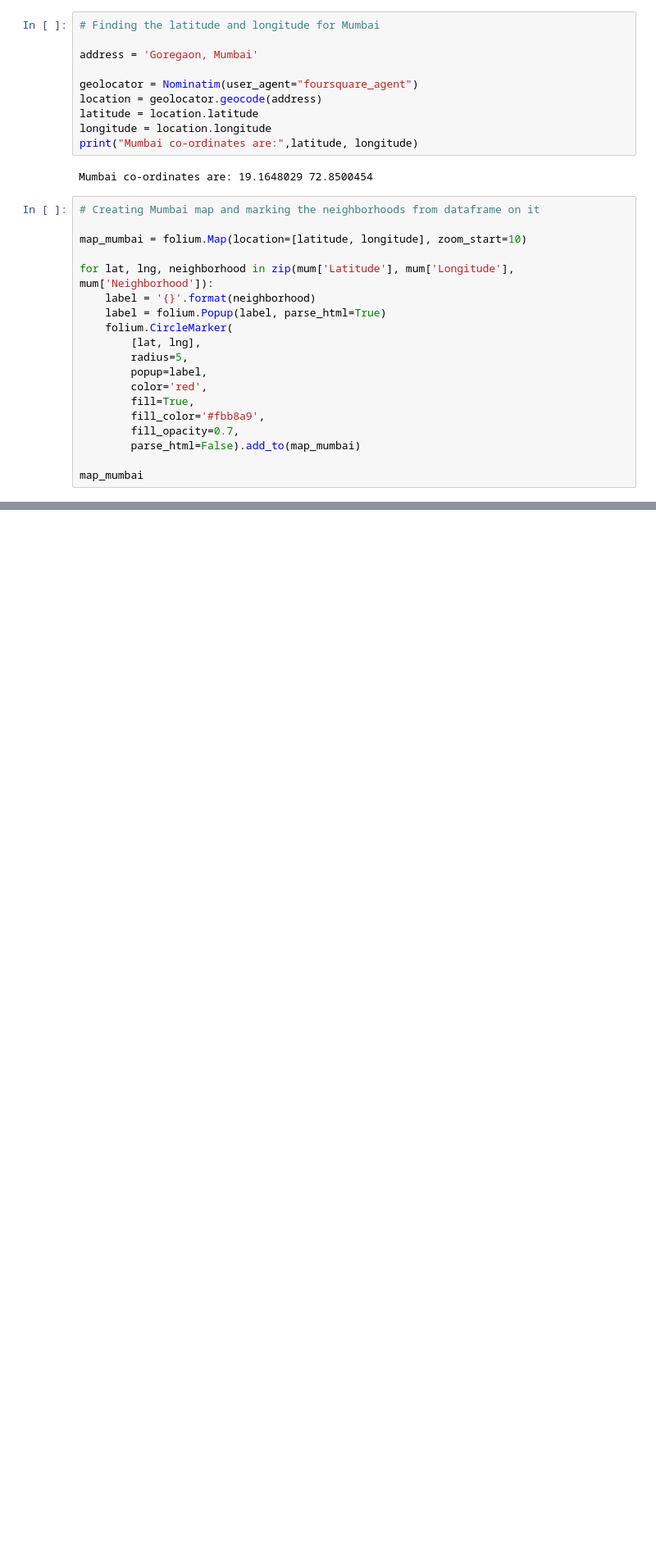
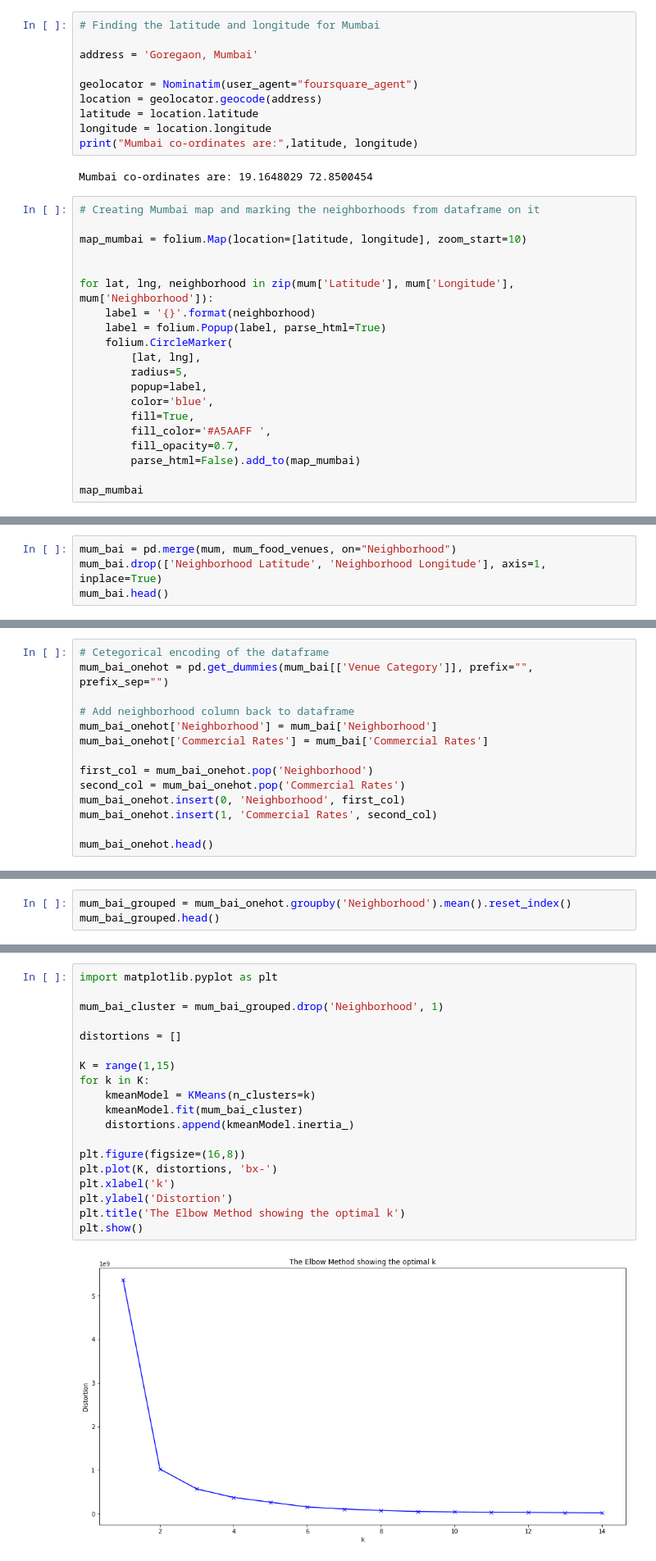
Before and after one commit to ShriKadam/Coursera_Capstone, a Jupyter notebook: Beriyan_Mumbai_Expansion_Strategy.ipynb, the cells around one changed output, grey strips where cells are left out. Shown at 82% size. Saved outputs shown, nothing was run; the diff lists cells and outputs as text; blank space fills up the shorter version.

```diff
--- a/Beriyan_Mumbai_Expansion_Strategy.ipynb
+++ b/Beriyan_Mumbai_Expansion_Strategy.ipynb
@@ -128,6 +128,7 @@ Mumbai co-ordinates are: 19.1648029 72.8500454
 # Creating Mumbai map and marking the neighborhoods from dataframe on it
 
 map_mumbai = folium.Map(location=[latitude, longitude], zoom_start=10)
+
 
 for lat, lng, neighborhood in zip(mum['Latitude'], mum['Longitude'], mum['Neighborhood']):
     label = '{}'.format(neighborhood)
@@ -136,9 +137,9 @@ for lat, lng, neighborhood in zip(mum['Latitude'], mum['Longitude'], mum['Neighb
         [lat, lng],
         radius=5,
         popup=label,
-        color='red',
+        color='blue',
         fill=True,
-        fill_color='#fbb8a9',
+        fill_color='#A5AAFF ',
         fill_opacity=0.7,
         parse_html=False).add_to(map_mumbai)
 
@@ -147,0 +362,4 @@ map_mumbai
+# %%
+mum_bai = pd.merge(mum, mum_food_venues, on="Neighborhood")
+mum_bai.drop(['Neighborhood Latitude', 'Neighborhood Longitude'], axis=1, inplace=True)
+mum_bai.head()
@@ -147,0 +440,14 @@ map_mumbai
+# %%
+# Cetegorical encoding of the dataframe
+mum_bai_onehot = pd.get_dummies(mum_bai[['Venue Category']], prefix="", prefix_sep="")
+
+# Add neighborhood column back to dataframe
+mum_bai_onehot['Neighborhood'] = mum_bai['Neighborhood']
+mum_bai_onehot['Commercial Rates'] = mum_bai['Commercial Rates']
+
+first_col = mum_bai_onehot.pop('Neighborhood')
+second_col = mum_bai_onehot.pop('Commercial Rates')
+mum_bai_onehot.insert(0, 'Neighborhood', first_col)
+mum_bai_onehot.insert(1, 'Commercial Rates', second_col)
+
+mum_bai_onehot.head()
@@ -147,0 +466,3 @@ map_mumbai
+# %%
+mum_bai_grouped = mum_bai_onehot.groupby('Neighborhood').mean().reset_index()
+mum_bai_grouped.head()
@@ -147,0 +537,21 @@ map_mumbai
+# %%
+import matplotlib.pyplot as plt
+
+mum_bai_cluster = mum_bai_grouped.drop('Neighborhood', 1)
+
+distortions = []
+
+K = range(1,15)
+for k in K:
+    kmeanModel = KMeans(n_clusters=k)
+    kmeanModel.fit(mum_bai_cluster)
+    distortions.append(kmeanModel.inertia_)
+
+plt.figure(figsize=(16,8))
+plt.plot(K, distortions, 'bx-')
+plt.xlabel('k')
+plt.ylabel('Distortion')
+plt.title('The Elbow Method showing the optimal k')
+plt.show()
+# %% [output]
+[figure, added]
```
Also changed, not shown: parts of 63 cells of this notebook.
